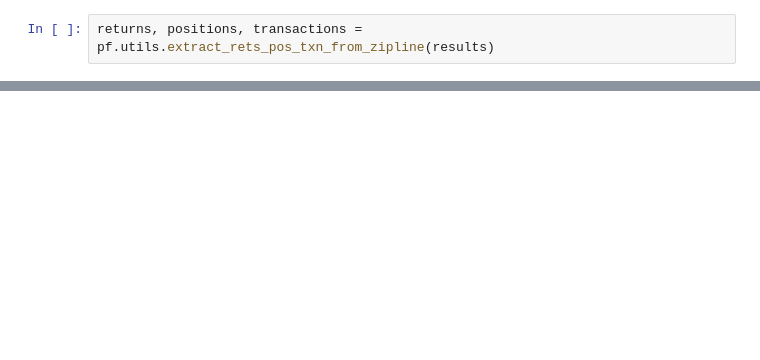
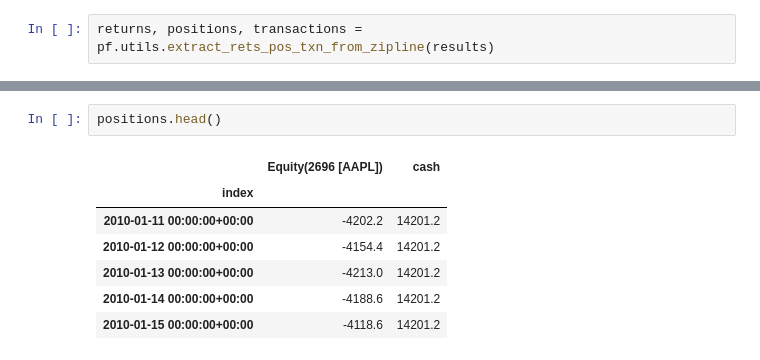
Before and after one commit to minimalgeek/DeepLearning, a Jupyter notebook: Stock/zipline/notebooks/02_strategy.ipynb, the cells around one changed output, grey strips where cells are left out. Cells and saved outputs as stored; diff of their text form; blank space fills up the shorter version.

```diff
--- a/Stock/zipline/notebooks/02_strategy.ipynb
+++ b/Stock/zipline/notebooks/02_strategy.ipynb
@@ -76,0 +65,10 @@ returns, positions, transactions = pf.utils.extract_rets_pos_txn_from_zipline(re
+# %%
+positions.head()
+# %% [output]
+|  | Equity(2696 [AAPL]) | cash |
+| index |  |  |
+| 2010-01-11 00:00:00+00:00 | -4202.2 | 14201.2 |
+| 2010-01-12 00:00:00+00:00 | -4154.4 | 14201.2 |
+| 2010-01-13 00:00:00+00:00 | -4213.0 | 14201.2 |
+| 2010-01-14 00:00:00+00:00 | -4188.6 | 14201.2 |
+| 2010-01-15 00:00:00+00:00 | -4118.6 | 14201.2 |
```
Also changed, not shown: parts of 12 cells of this notebook, 3 other files.
